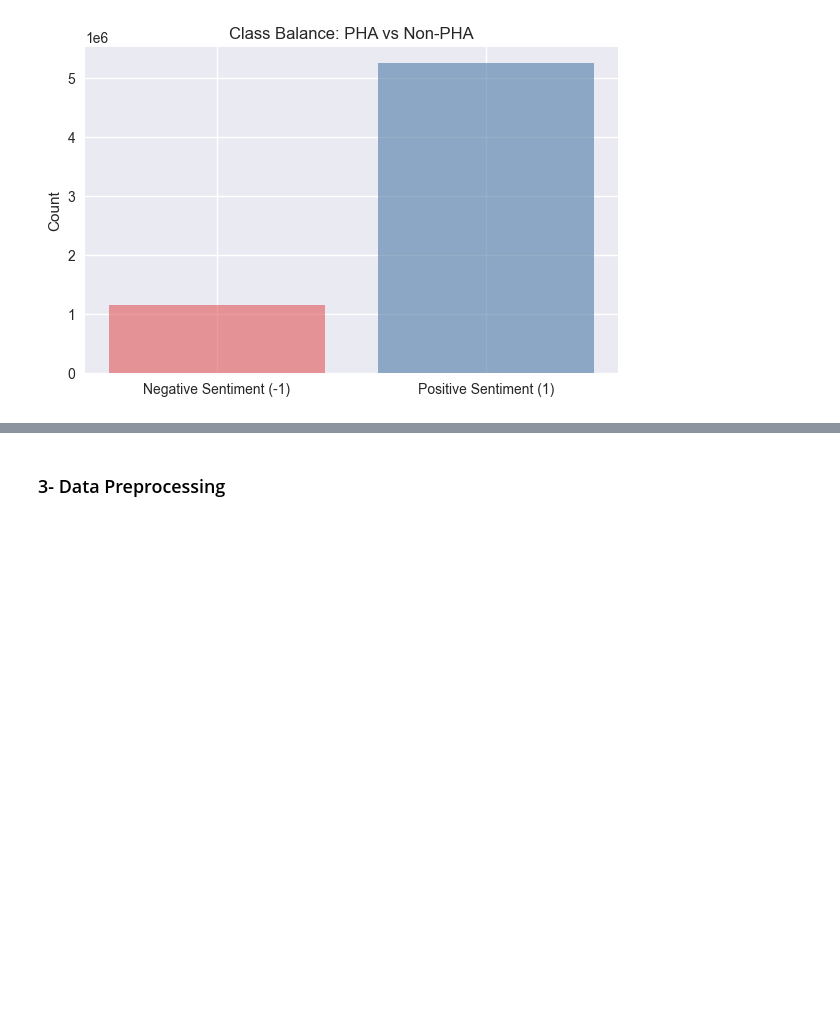
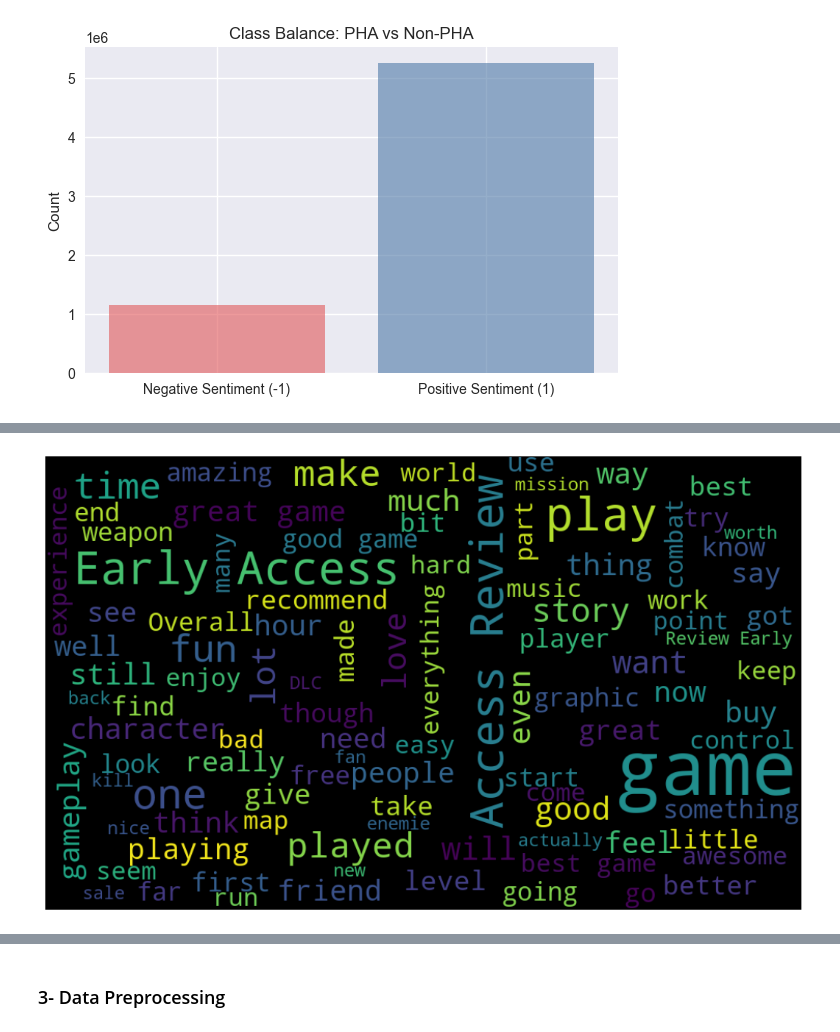
Before and after one commit to fatemalaali/nlp-game-reviews, a Jupyter notebook: game-sentiment-analysis.ipynb, the cells around one changed output, grey strips where cells are left out. Drawn from its saved outputs; the diff is of its cells as text; code cells hidden in the pictures; blank space fills up the shorter version.

```diff
--- a/game-sentiment-analysis.ipynb
+++ b/game-sentiment-analysis.ipynb
@@ -178,0 +226,5 @@ Saved to data/dataset_balanced_500k.csv
+# %%
+# Wordcloud for positive sentiment
+showWordcloud(balanced_df[balanced_df['review_score'] == 1],'figures/wordcloud_positive.png')
+# %% [output]
+[figure, added]
```
Also changed, not shown: parts of 20 cells of this notebook.
